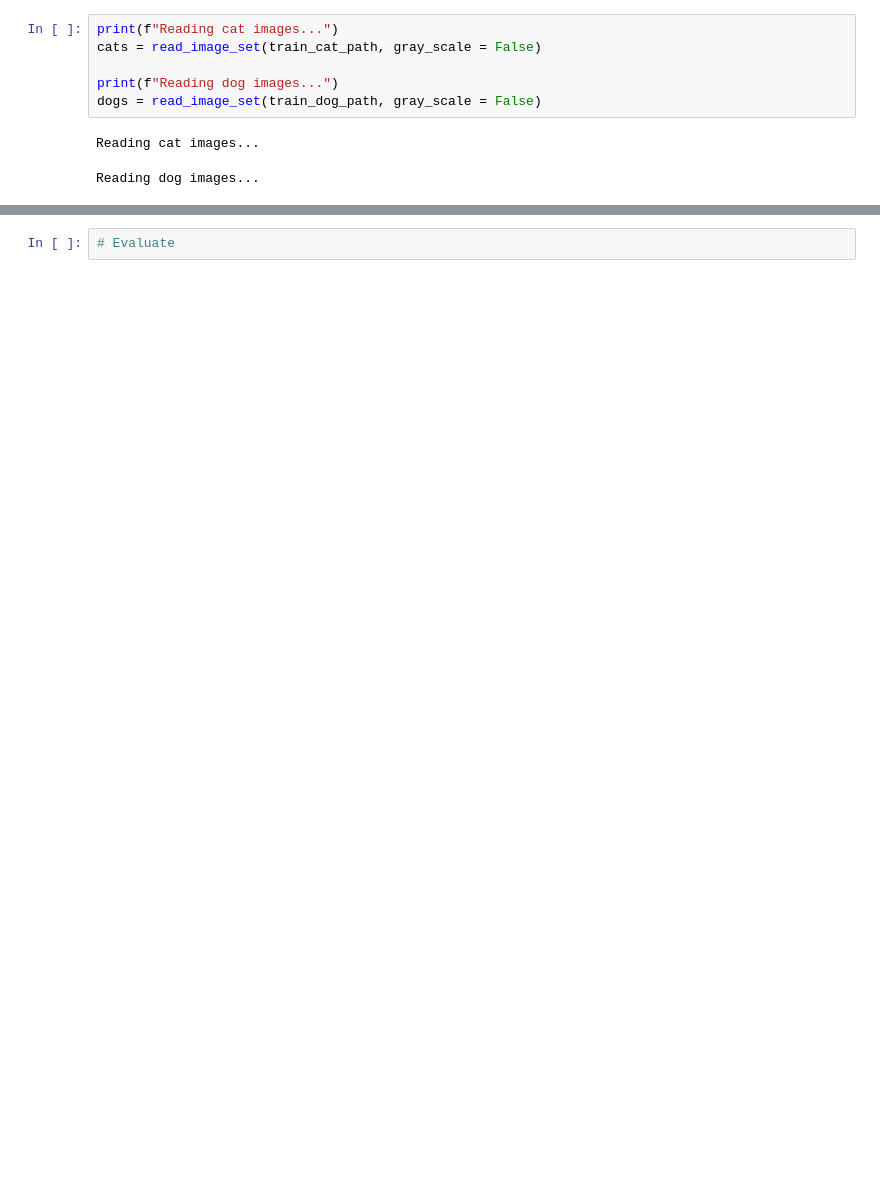
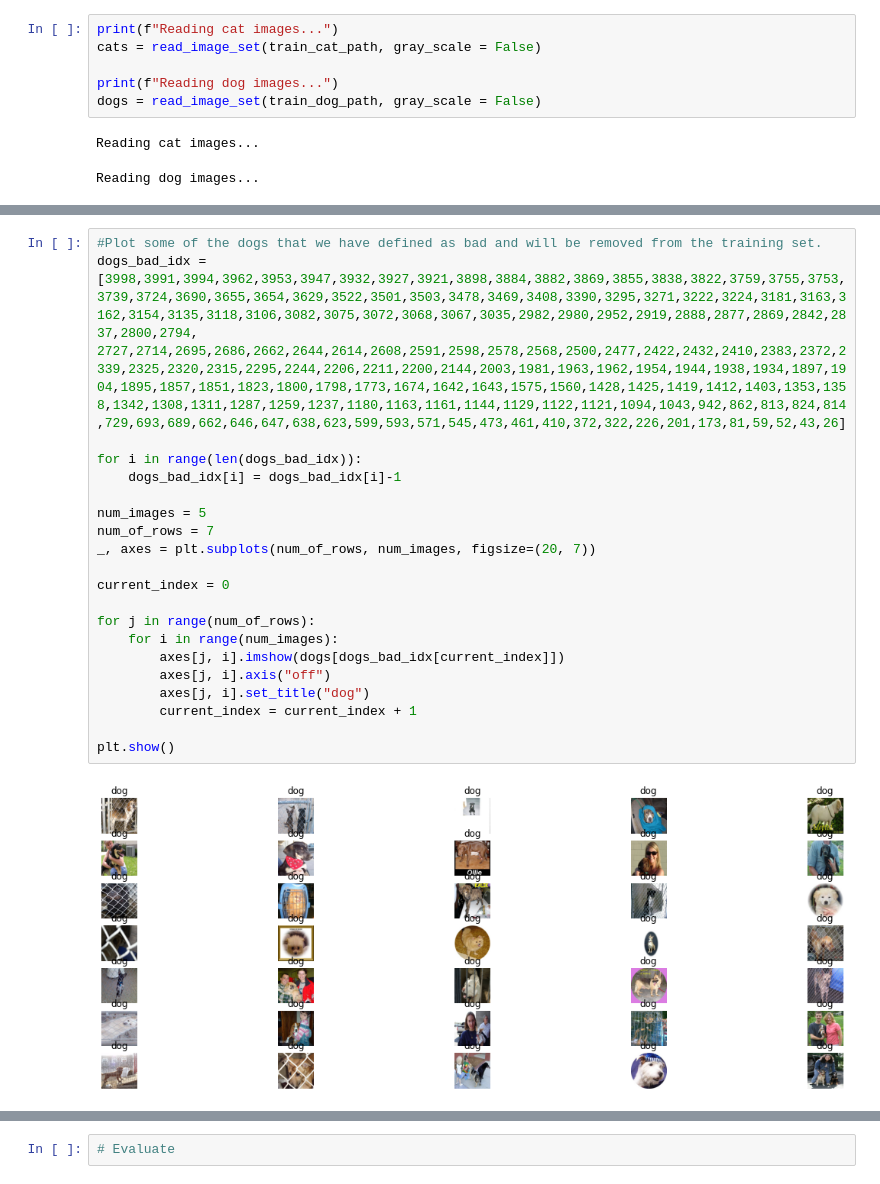
Before and after one commit to 69acke69/BigData, a Jupyter notebook: project/cats_dogs_classification.ipynb, the cells around one changed output, grey strips where cells are left out. Drawn from its saved outputs; the diff is of its cells as text; blank space fills up the shorter version.

```diff
--- a/project/cats_dogs_classification.ipynb
+++ b/project/cats_dogs_classification.ipynb
@@ -36,0 +75,23 @@ Reading dog images...
+# %%
+#Plot some of the dogs that we have defined as bad and will be removed from the training set.
+dogs_bad_idx = [3998,3991,3994,3962,3953,3947,3932,3927,3921,3898,3884,3882,3869,3855,3838,3822,3759,3755,3753,3739,3724,3690,3655,3654,3629,3522,3501,3503,3478,3469,3408,3390,3295,3271,3222,3224,3181,3163,3162,3154,3135,3118,3106,3082,3075,3072,3068,3067,3035,2982,2980,2952,2919,2888,2877,2869,2842,2837,2800,2794, 2727,2714,2695,2686,2662,2644,2614,2608,2591,2598,2578,2568,2500,2477,2422,2432,2410,2383,2372,2339,2325,2320,2315,2295,2244,2206,2211,2200,2144,2003,1981,1963,1962,1954,1944,1938,1934,1897,1904,1895,1857,1851,1823,1800,1798,1773,1674,1642,1643,1575,1560,1428,1425,1419,1412,1403,1353,1358,1342,1308,1311,1287,1259,1237,1180,1163,1161,1144,1129,1122,1121,1094,1043,942,862,813,824,814,729,693,689,662,646,647,638,623,599,593,571,545,473,461,410,372,322,226,201,173,81,59,52,43,26]
+
+for i in range(len(dogs_bad_idx)):
+    dogs_bad_idx[i] = dogs_bad_idx[i]-1
+
+num_images = 5
+num_of_rows = 7
+_, axes = plt.subplots(num_of_rows, num_images, figsize=(20, 7))
+
+current_index = 0
+
+for j in range(num_of_rows):
+    for i in range(num_images):
+        axes[j, i].imshow(dogs[dogs_bad_idx[current_index]])
+        axes[j, i].axis("off")
+        axes[j, i].set_title("dog")
+        current_index = current_index + 1
+
+plt.show()
+# %% [output]
+[figure, added]
```
Also changed, not shown: parts of 8 cells of this notebook.
